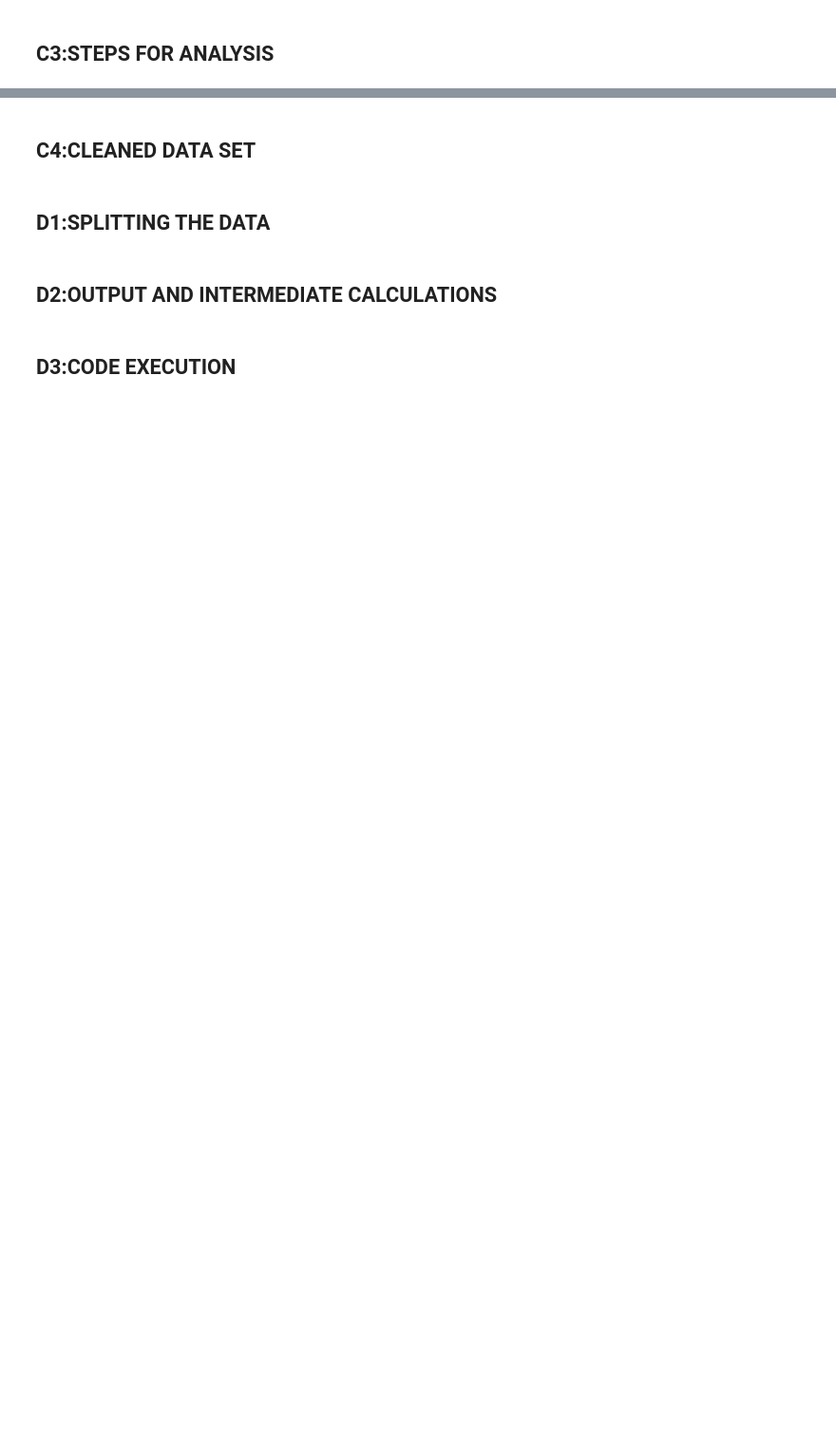
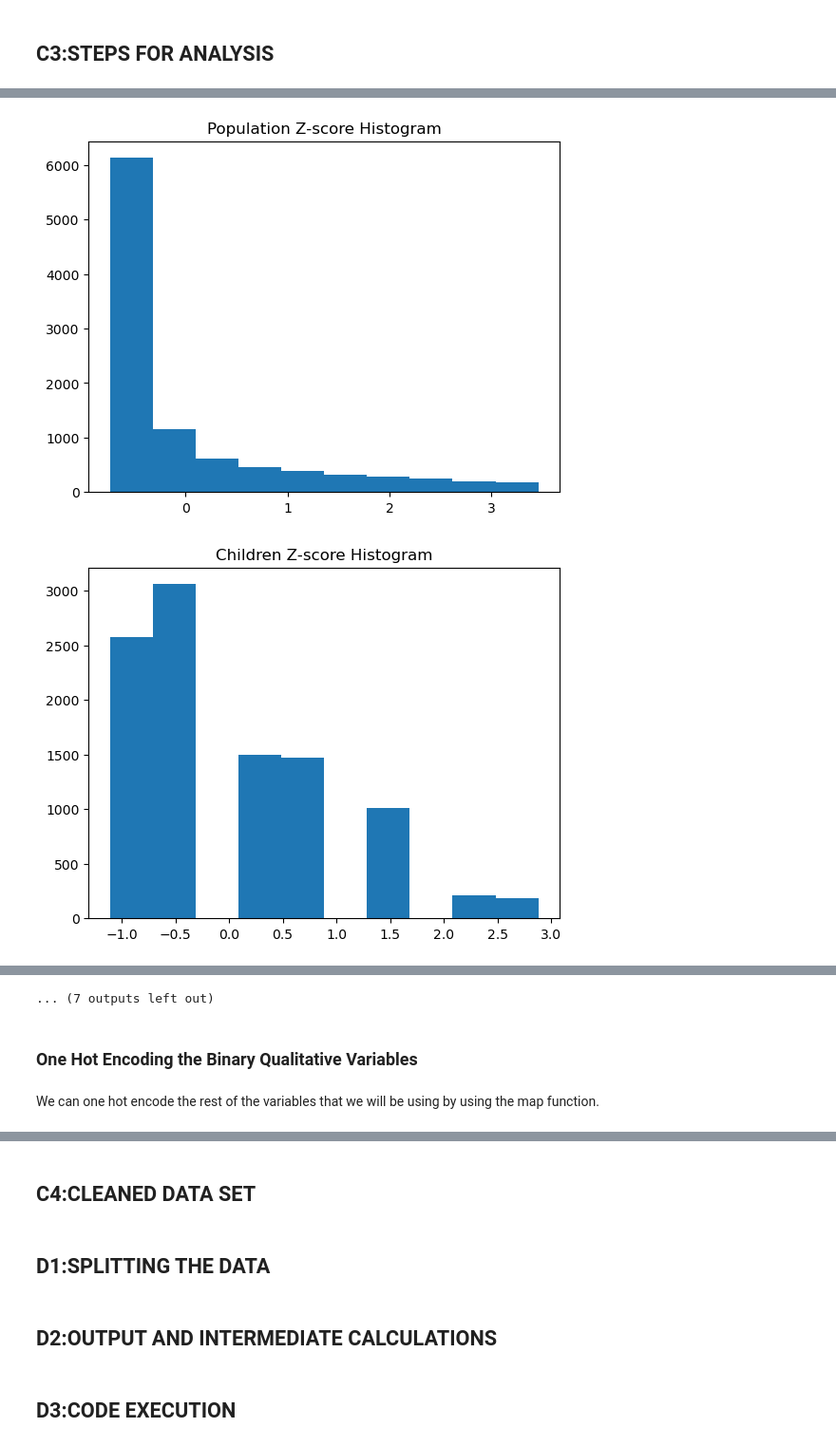
Before and after one commit to ryanjamestwo/ms_data_analytics, a Jupyter notebook: d209_data_mining_one/task1/task1.ipynb, the cells around one changed output, grey strips where cells are left out. Shown: that part at 95% size. Drawn from its saved outputs; the diff is of its cells as text; code cells hidden in the pictures; blank space fills up the shorter version.

```diff
--- a/d209_data_mining_one/task1/task1.ipynb
+++ b/d209_data_mining_one/task1/task1.ipynb
@@ -39,0 +257,32 @@ import sklearn
+# %%
+# Run a for loop for all the identified variables that need to be fixed that will be replaced with median
+dfq_z_median = ['Population', 'Children', 'Income', 'Contacts', 'Yearly_equip_failure']
+dfq_z_median
+for column in dfq_z_median:
+    # create nulls for outliers in population
+    dfq['zscore'] = stats.zscore(dfq[column])
+    dfq[column] = np.where(dfq['zscore'] > 2, np.nan, dfq[column])
+    dfq[column] = np.where(dfq['zscore'] < -2, np.nan, dfq[column])
+    # use fillna function to impute outliers with median
+    dfq[column] = dfq[column].fillna(dfq[column].median())
+# %%
+# Run a for loop for all the identified variables that need to be fixed that will be replaced with mean
+dfq_z_mean = ['Outage_sec_perweek', 'Email', 'Item1', 'Item2', 'Item3', 'Item4', 'Item5', 'Item6', 'Item7', 'Item8']
+dfq_z_mean
+for column in dfq_z_mean:
+     # create nulls for outliers in population
+    dfq['zscore'] = stats.zscore(dfq[column])
+    dfq[column] = np.where(dfq['zscore'] > 2, np.nan, dfq[column])
+    dfq[column] = np.where(dfq['zscore'] < -2, np.nan, dfq[column])
+    # use fillna function to impute outliers with mean
+    dfq[column] = dfq[column].fillna(dfq[column].mean())
+# %%
+# check new histograms
+for column in dfq_c:
+    dfq['zscore'] = stats.zscore(dfq[column])
+    plt.hist(dfq['zscore'])
+    plt.title(column + ' Z-score Histogram')
+    plt.show()
+# %% [output]
+[figure, added]
+[figure, added]
@@ -39,0 +299,5 @@ import sklearn
+... (7 outputs left out)
+# %% [markdown]
+### One Hot Encoding the Binary Qualitative Variables
+# %% [markdown]
+We can one hot encode the rest of the variables that we will be using by using the map function.
```
Also changed, not shown: parts of 38 cells of this notebook, 3 other files.
